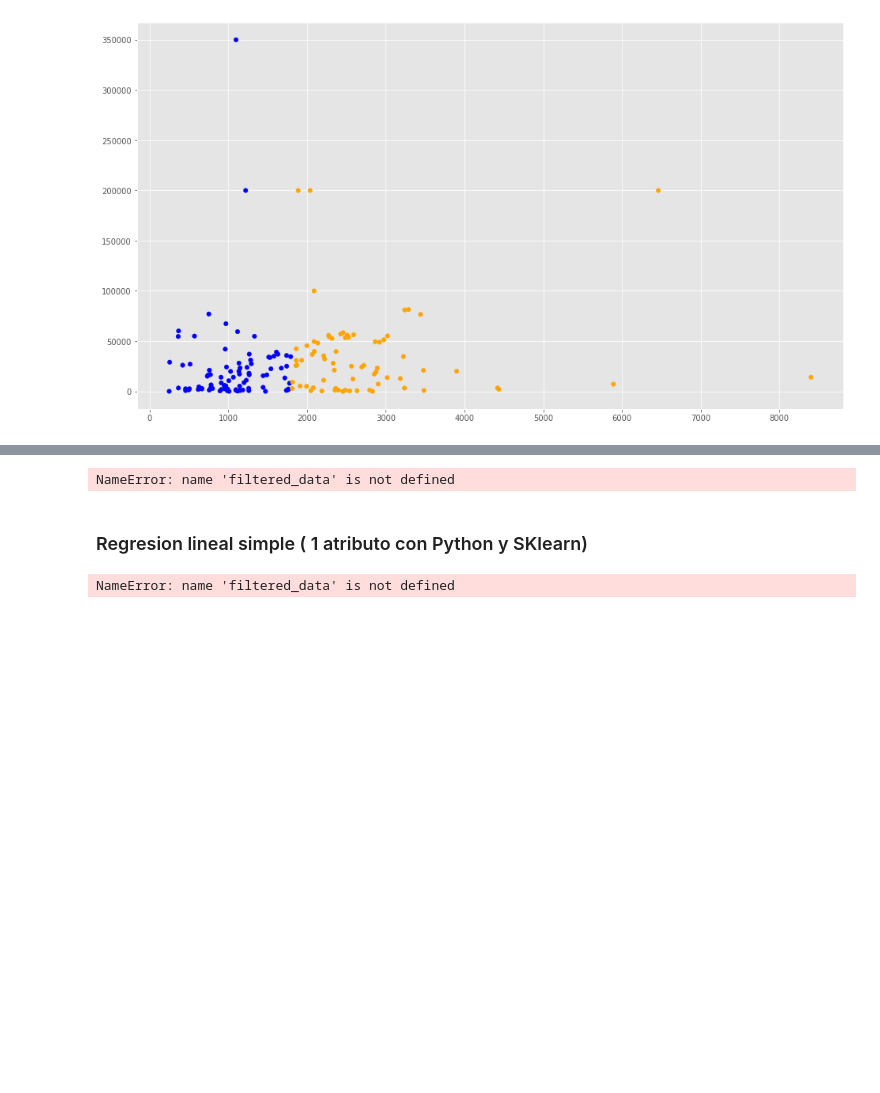
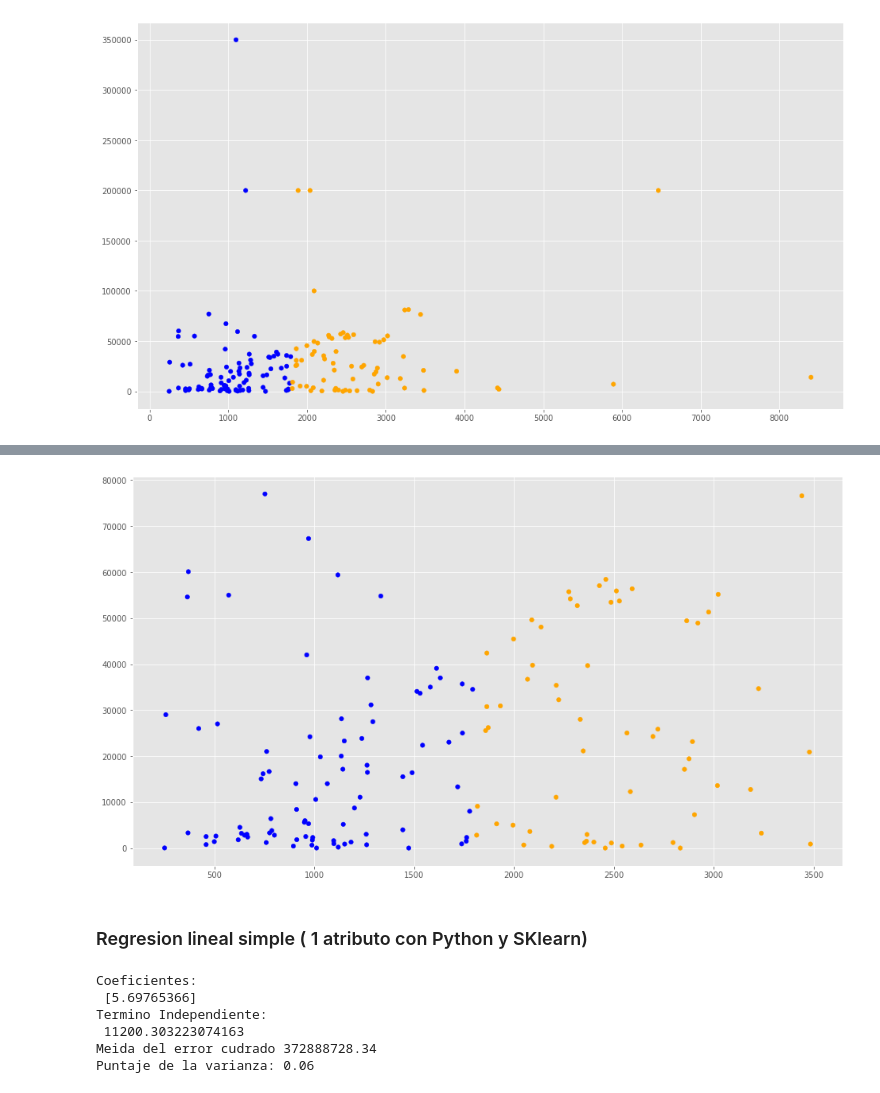
Before and after one commit to Menyitcj/IA-CLASE-M5, a Jupyter notebook: Articulo RL.ipynb, the cells around one changed output, grey strips where cells are left out. Saved outputs shown, nothing was run; the diff lists cells and outputs as text; code cells hidden in the pictures; blank space fills up the shorter version.

```diff
--- a/Articulo RL.ipynb
+++ b/Articulo RL.ipynb
@@ -90,21 +90,21 @@ plt.show()
 # %% [output]
 [figure]
 # %%
-# visualizar los datos en la zona donde se concentran los puntos
-# esto es en el eje x: entre 0 y 3000.
-#en el y: entre 0 y 80.00
-filtered_data = data[data['Word count']]<= 3500 & (data['# Shares']<=80000)
+# VISUALIZAR los datos en la zona donde se concentran más los puntos
+# esto es en el eje X: entre 0 y 3.500
+# y en el eje Y: entre 0 y 80.000
+filtered_data = data[(data['Word count'] <= 3500) & (data['# Shares'] <= 80000)]
 
 f1 = filtered_data['Word count'].values
 f2 = filtered_data['# Shares'].values
 
-# pintar de colores los puntos debajo y por encima de la media de cantidad de paabras:
-asignar =[]
-for index, row inf filtered_data.iterrows():
-    if(row['Word count']>1800)
-    asignar.append(colores[0])
+# Pintar en colores los puntos por debajo y por encima de la media de Cantidad de Palabras
+asignar=[]
+for index, row in filtered_data.iterrows():
+    if(row['Word count']>1808):
+        asignar.append(colores[0])
     else:
-        asignar.append(colores[0])
+        asignar.append(colores[1])
 
 plt.scatter(f1, f2, c=asignar, s=tamanios[0])
 plt.show()
@@ -113,30 +112,33 @@ SyntaxError: invalid syntax (<ipython-input-16-4ed5dd665ae8>, line 11)
+[figure, added]
-# %%
-# se revisan los cambios de valores una vez filtrados
-filtered_data.describe()
-# %% [output]
-NameError: name 'filtered_data' is not defined
 # %% [markdown]
 ### Regresion lineal simple ( 1 atributo con Python y SKlearn)
 # %%
 #se asigna el atributo de entrada X para entrenamiento y las etiqueas Y
 dataX = filtered_data[["Word count"]]
-X_train = np.array(datax)
-Y_train = filtered_data['# Shares'].values
+x_train = np.array(dataX)
+y_train = filtered_data['# Shares'].values
-# %% [output]
-NameError: name 'filtered_data' is not defined
 # %%
 # Se genera el objeto de regresion lineal
 regr = linear_model.LinearRegression()
 
-# Se entre el modelo
-regr.fit(X_train, Y_train)
+# Se entrena el modelo
+regr.fit(x_train, y_train)
 
-#se realiza las predicciones
-y_pred = regr.predict(X_train)
+# Se realizan las predicciones
+y_pred = regr.predict(x_train)
 
-# Se revisa los coeficientes obtenidos, en este caso sera la tangente
+# Se revisan los coefientes obtenidos. En este caso la tangente
 print('Coeficientes: \n', regr.coef_)
-# Este es el valor donde corta el eje y (x=0)
-print('Termino independiente: \n', regr.intercept_)
-# Error cuaadrado medio
-print('Media del error cuadrado%.2f' % mean_square_error(Y_train, y_pred))
+# Este es valor de donde corta el eje Y (x=0)
+print('Termino Independiente: \n', regr.intercept_)
+# Error cuadrado medio
+print('Meida del error cudrado %.2f' % mean_squared_error(y_train, y_pred))
+# Puntaje de varianza. El mejor puntaje es un 1.0
+print('Puntaje de la varianza: %.2f' % r2_score(y_train, y_pred))
+# %% [output]
+Coeficientes:
+ [5.69765366]
+Termino Independiente:
+ 11200.303223074163
+Meida del error cudrado 372888728.34
+Puntaje de la varianza: 0.06
```
Also changed, not shown: parts of 16 cells of this notebook.
